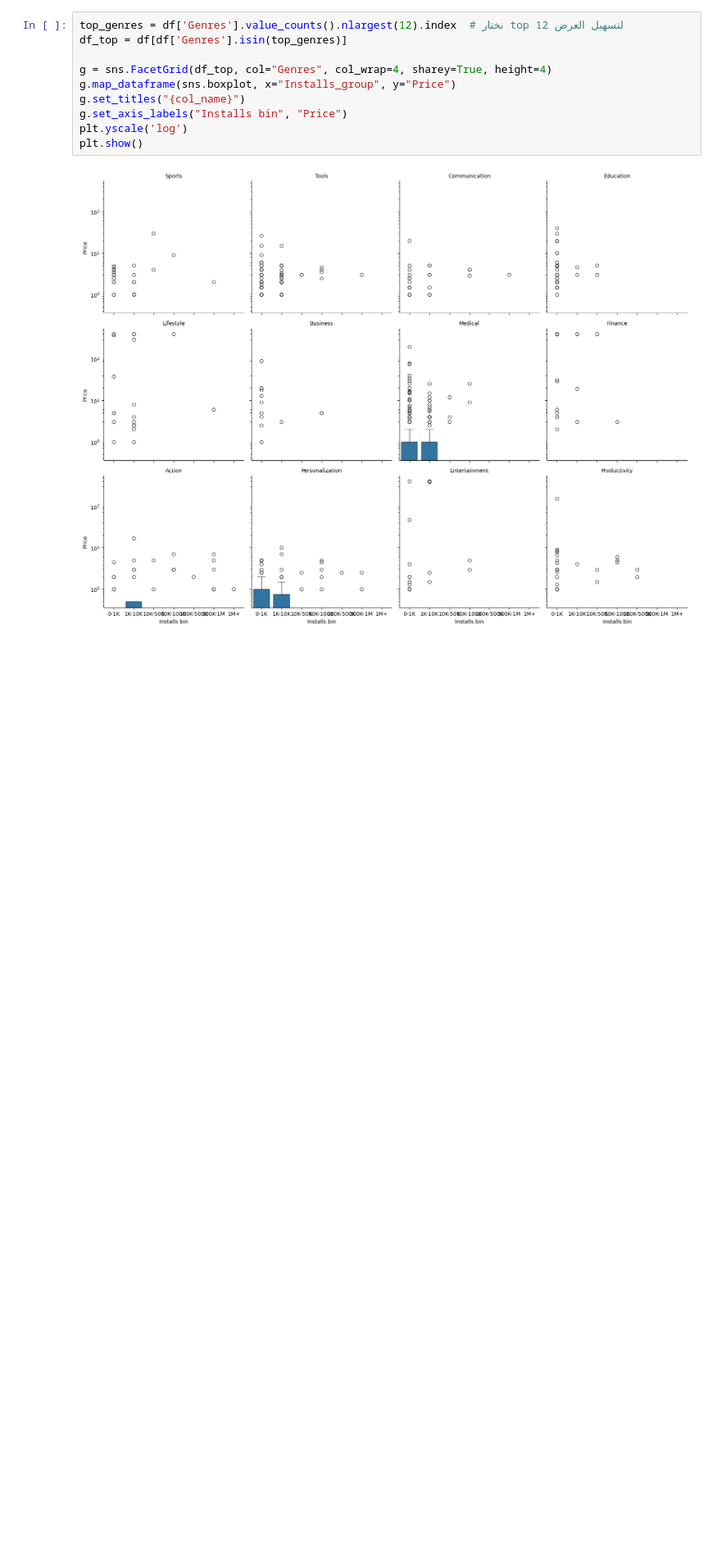
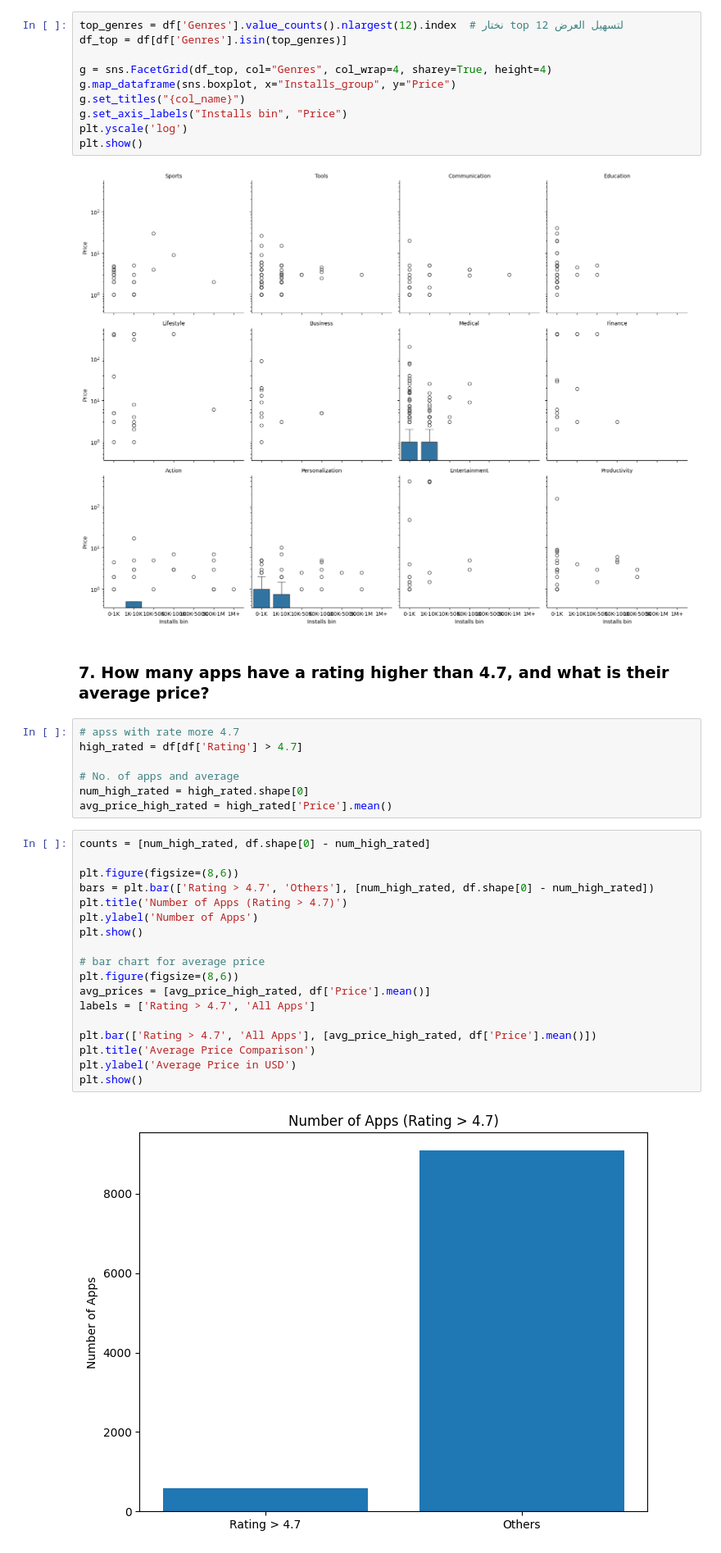
Before and after one commit to mennaomar97/google-playstore-data-preprocessing, a Jupyter notebook: preprocessing_project.ipynb, the cells around one changed output. Shown at 82% size. Saved outputs shown, nothing was run; the diff lists cells and outputs as text; blank space fills up the shorter version.

```diff
--- a/preprocessing_project.ipynb
+++ b/preprocessing_project.ipynb
@@ -1361,3 +1361,32 @@ plt.yscale('log')
 plt.show()
 # %% [output]
 [figure]
+# %% [markdown]
+### 7.	How many apps have a rating higher than 4.7, and what is their average price?
+# %%
+# apss with rate more 4.7
+high_rated = df[df['Rating'] > 4.7]
+
+# No. of apps and average
+num_high_rated = high_rated.shape[0]
+avg_price_high_rated = high_rated['Price'].mean()
+# %%
+counts = [num_high_rated, df.shape[0] - num_high_rated]
+
+plt.figure(figsize=(8,6))
+bars = plt.bar(['Rating > 4.7', 'Others'], [num_high_rated, df.shape[0] - num_high_rated])
+plt.title('Number of Apps (Rating > 4.7)')
+plt.ylabel('Number of Apps')
+plt.show()
+
+# bar chart for average price
+plt.figure(figsize=(8,6))
+avg_prices = [avg_price_high_rated, df['Price'].mean()]
+labels = ['Rating > 4.7', 'All Apps']
+
+plt.bar(['Rating > 4.7', 'All Apps'], [avg_price_high_rated, df['Price'].mean()])
+plt.title('Average Price Comparison')
+plt.ylabel('Average Price in USD')
+plt.show()
+# %% [output]
+[figure, added]
```
Also changed, not shown: parts of 19 cells of this notebook, 1 other file.
